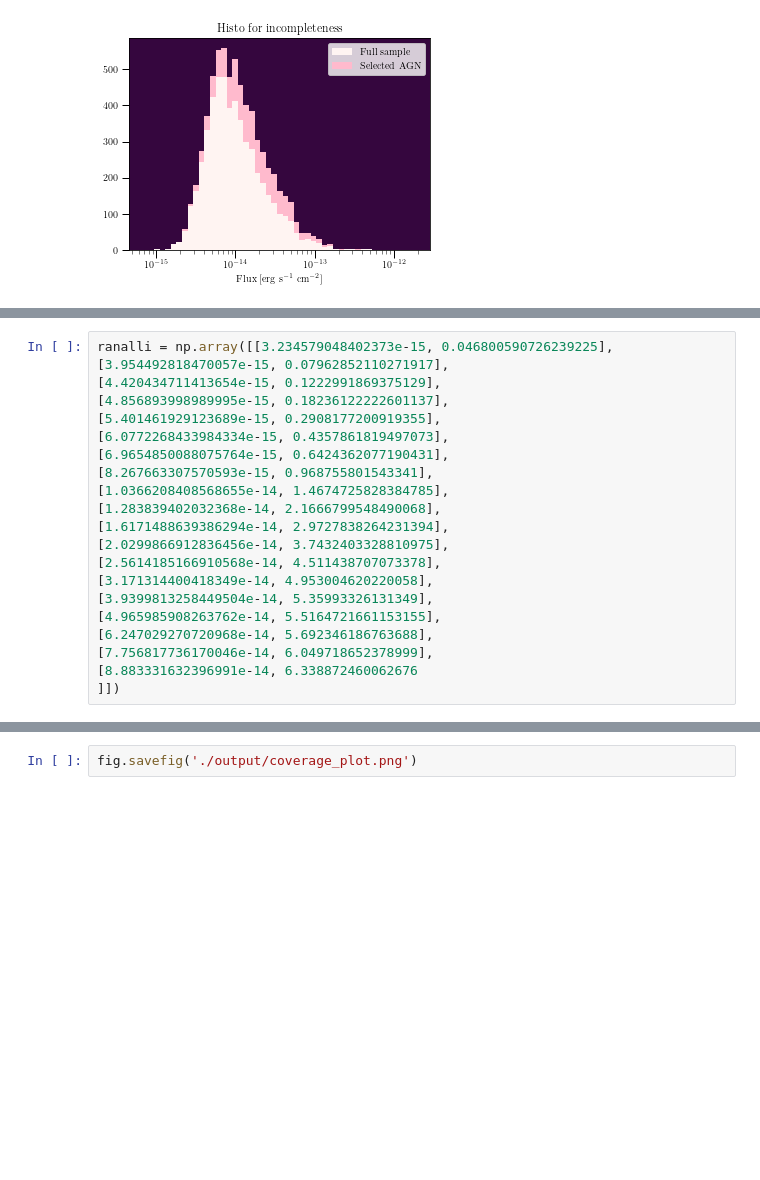
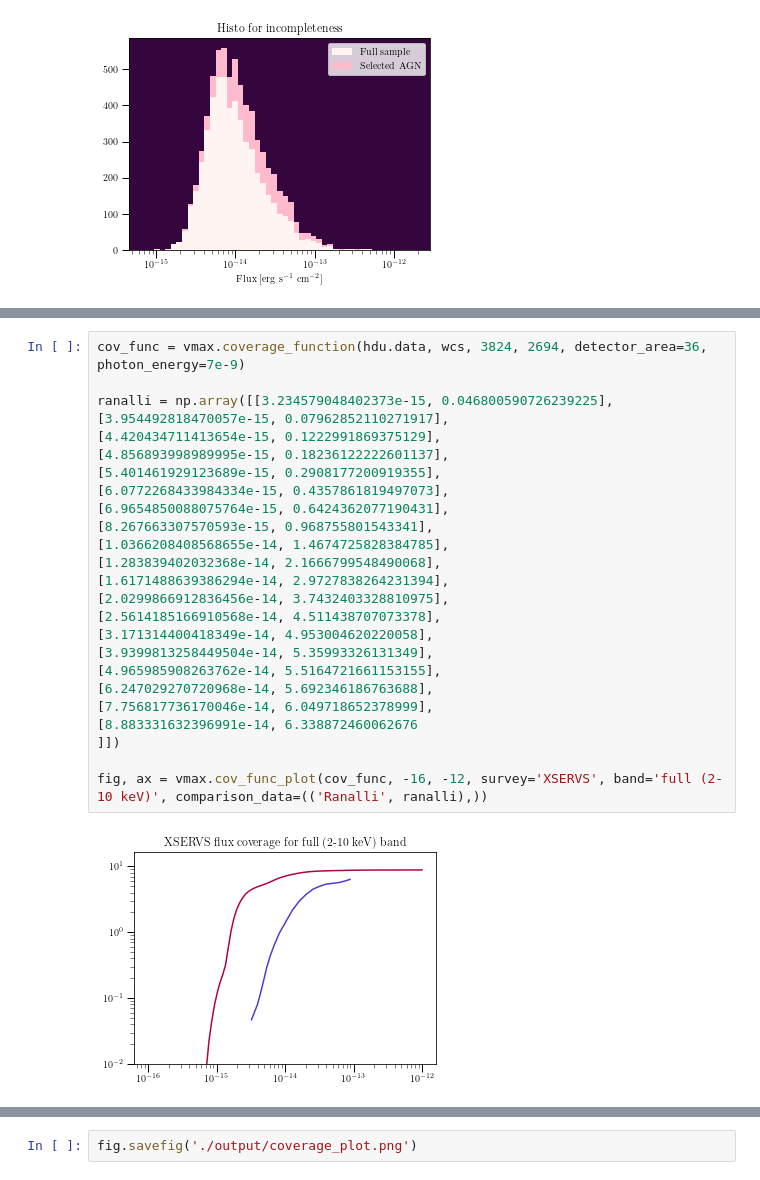
Before and after one commit to runburg/agn_lf, a Jupyter notebook: notebooks/xservs_lf.ipynb, the cells around one changed output, grey strips where cells are left out. Drawn from its saved outputs; the diff is of its cells as text; blank space fills up the shorter version.

Commit message:
Cleanup coverage code

```diff
--- a/notebooks/xservs_lf.ipynb
+++ b/notebooks/xservs_lf.ipynb
@@ -377,24 +270,30 @@ ax.set_ylim(bottom=1e-2, top=10)
 # %%
+cov_func = vmax.coverage_function(hdu.data, wcs, 3824, 2694, detector_area=36, photon_energy=7e-9)
+
 ranalli = np.array([[3.234579048402373e-15, 0.046800590726239225],
 [3.954492818470057e-15, 0.07962852110271917],
 [4.420434711413654e-15, 0.1222991869375129],
 [4.856893998989995e-15, 0.18236122222601137],
 [5.401461929123689e-15, 0.2908177200919355],
 [6.0772268433984334e-15, 0.4357861819497073],
 [6.9654850088075764e-15, 0.6424362077190431],
 [8.267663307570593e-15, 0.968755801543341],
 [1.0366208408568655e-14, 1.4674725828384785],
 [1.283839402032368e-14, 2.1666799548490068],
 [1.6171488639386294e-14, 2.9727838264231394],
 [2.0299866912836456e-14, 3.7432403328810975],
 [2.5614185166910568e-14, 4.511438707073378],
 [3.171314400418349e-14, 4.953004620220058],
 [3.9399813258449504e-14, 5.35993326131349],
 [4.965985908263762e-14, 5.5164721661153155],
 [6.247029270720968e-14, 5.692346186763688],
 [7.756817736170046e-14, 6.049718652378999],
 [8.883331632396991e-14, 6.338872460062676
 ]])
+
+fig, ax = vmax.cov_func_plot(cov_func, -16, -12, survey='XSERVS', band='full (2-10 keV)', comparison_data=(('Ranalli', ranalli),))
+# %% [output]
+[figure, added]
 # %%
 ax.plot(ranalli[:, 0], ranalli[:, 1], label="Ranalli [arb. shift]", color='xkcd:blurple')
 ax.legend(loc='lower right')
```
Also changed, not shown: parts of 17 cells of this notebook, 7 other files.
